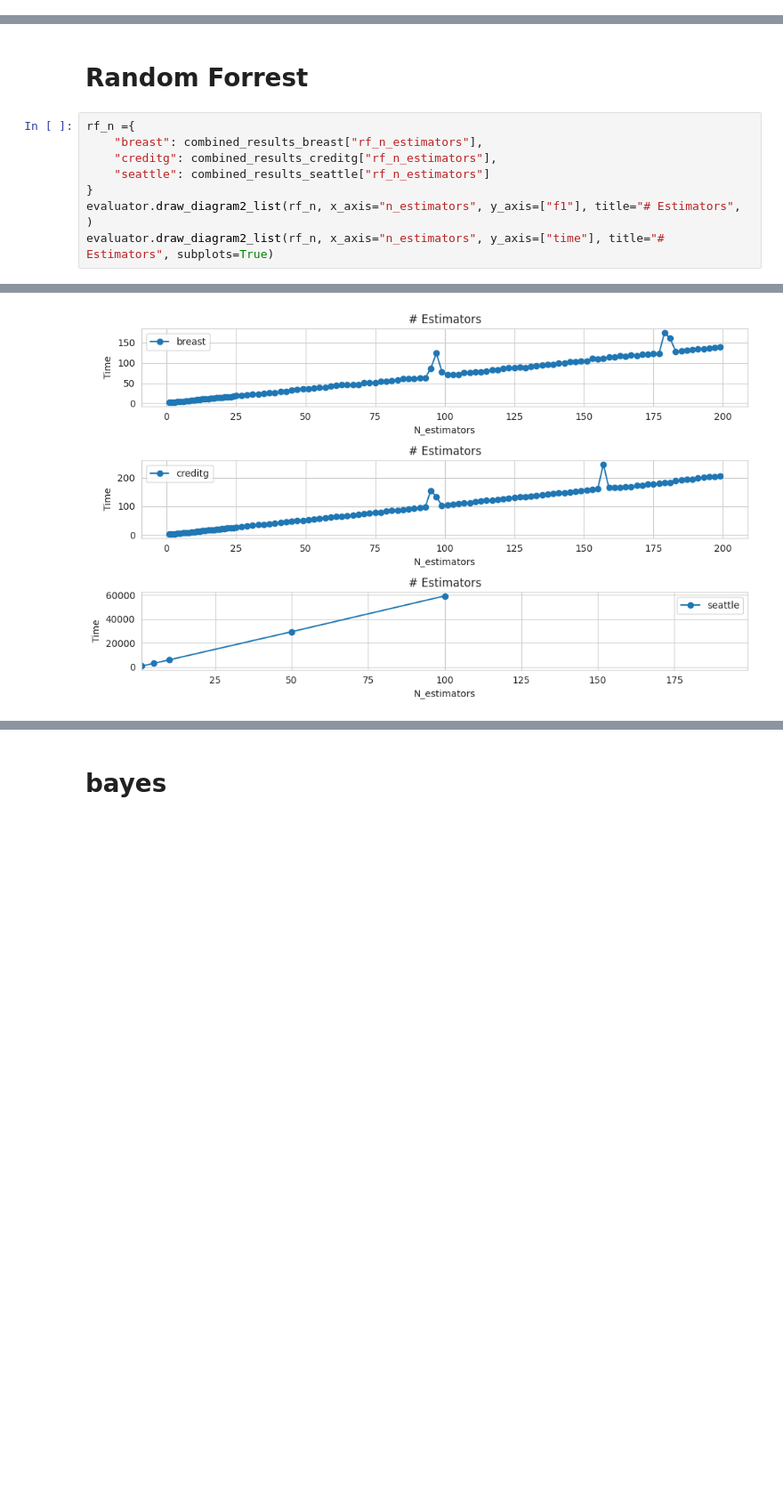
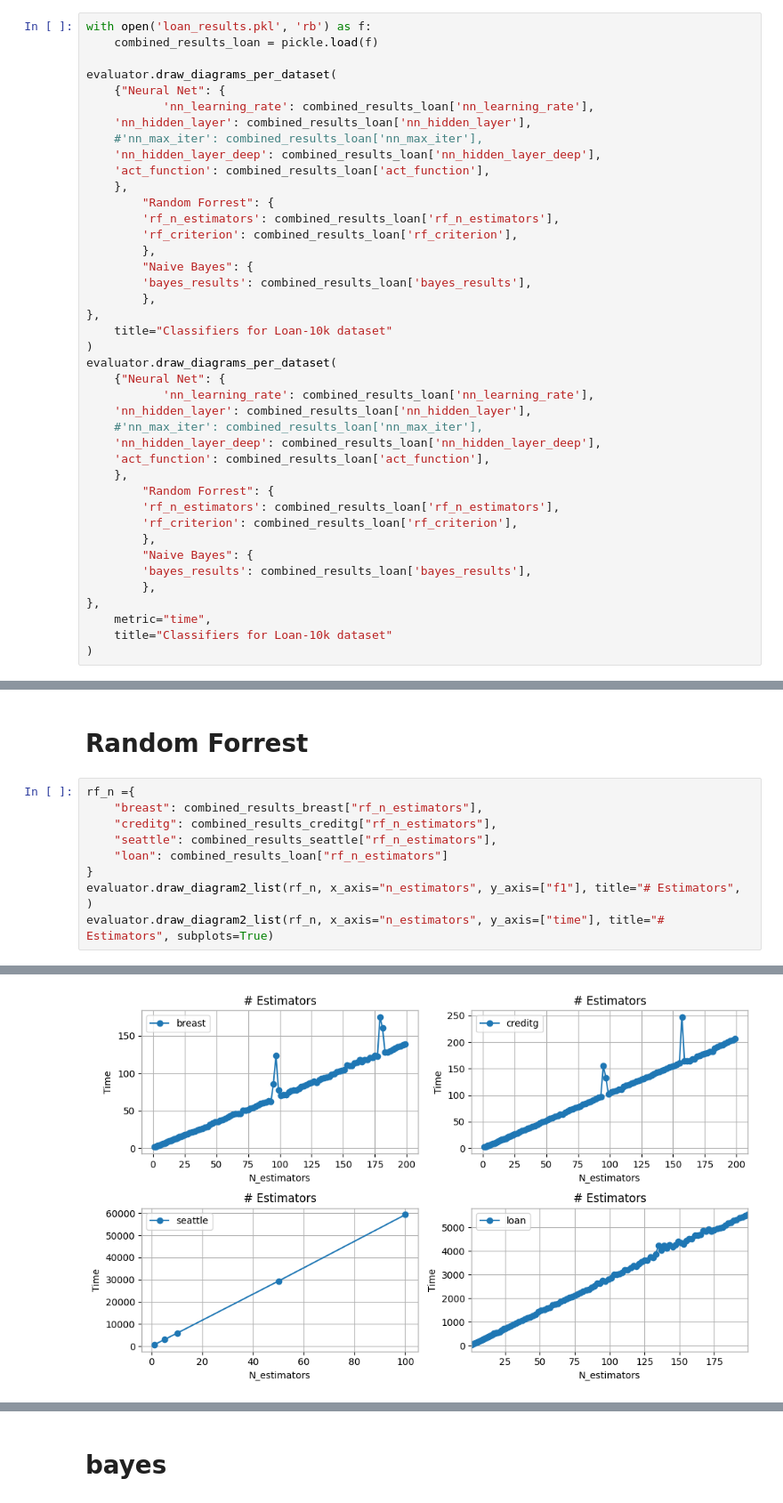
Before and after one commit to Maustrian3/ML24, a Jupyter notebook: exercise-1/combined_plots.ipynb, the cells around one changed output, grey strips where cells are left out. Shown at 89% size. Saved outputs shown, nothing was run; the diff lists cells and outputs as text; blank space fills up the shorter version.

Commit message:
Added loan data

```diff
--- a/exercise-1/combined_plots.ipynb
+++ b/exercise-1/combined_plots.ipynb
@@ -213,0 +213,41 @@ Naive Bayes
+# %%
+with open('loan_results.pkl', 'rb') as f:
+    combined_results_loan = pickle.load(f)
+
+evaluator.draw_diagrams_per_dataset(
+    {"Neural Net": {
+           'nn_learning_rate': combined_results_loan['nn_learning_rate'],
+    'nn_hidden_layer': combined_results_loan['nn_hidden_layer'],
+    #'nn_max_iter': combined_results_loan['nn_max_iter'],
+    'nn_hidden_layer_deep': combined_results_loan['nn_hidden_layer_deep'],
+    'act_function': combined_results_loan['act_function'],
+    },
+        "Random Forrest": {
+        'rf_n_estimators': combined_results_loan['rf_n_estimators'],
+        'rf_criterion': combined_results_loan['rf_criterion'],
+        },
+        "Naive Bayes": {
+        'bayes_results': combined_results_loan['bayes_results'],
+        },
+},
+    title="Classifiers for Loan-10k dataset"
+)
+evaluator.draw_diagrams_per_dataset(
+    {"Neural Net": {
+           'nn_learning_rate': combined_results_loan['nn_learning_rate'],
+    'nn_hidden_layer': combined_results_loan['nn_hidden_layer'],
+    #'nn_max_iter': combined_results_loan['nn_max_iter'],
+    'nn_hidden_layer_deep': combined_results_loan['nn_hidden_layer_deep'],
+    'act_function': combined_results_loan['act_function'],
+    },
+        "Random Forrest": {
+        'rf_n_estimators': combined_results_loan['rf_n_estimators'],
+        'rf_criterion': combined_results_loan['rf_criterion'],
+        },
+        "Naive Bayes": {
+        'bayes_results': combined_results_loan['bayes_results'],
+        },
+},
+    metric="time",
+    title="Classifiers for Loan-10k dataset"
+)
@@ -305,7 +372,8 @@ evaluator.draw_diagram2_list(act, x_axis="activation", y_axis=["time"], title="A
 rf_n ={
     "breast": combined_results_breast["rf_n_estimators"],
     "creditg": combined_results_creditg["rf_n_estimators"],
-    "seattle": combined_results_seattle["rf_n_estimators"]
+    "seattle": combined_results_seattle["rf_n_estimators"],
+    "loan": combined_results_loan["rf_n_estimators"]
 }
 evaluator.draw_diagram2_list(rf_n, x_axis="n_estimators", y_axis=["f1"], title="# Estimators", )
 evaluator.draw_diagram2_list(rf_n, x_axis="n_estimators", y_axis=["time"], title="# Estimators", subplots=True)
@@ -314,4 +382,4 @@ evaluator.draw_diagram2_list(rf_n, x_axis="n_estimators", y_axis=["time"], title
-[figure, old version]
+[figure, new version]
 # %%
 rf_c ={
     "breast": combined_results_breast["rf_criterion"],
```
Also changed, not shown: parts of 13 cells of this notebook.
